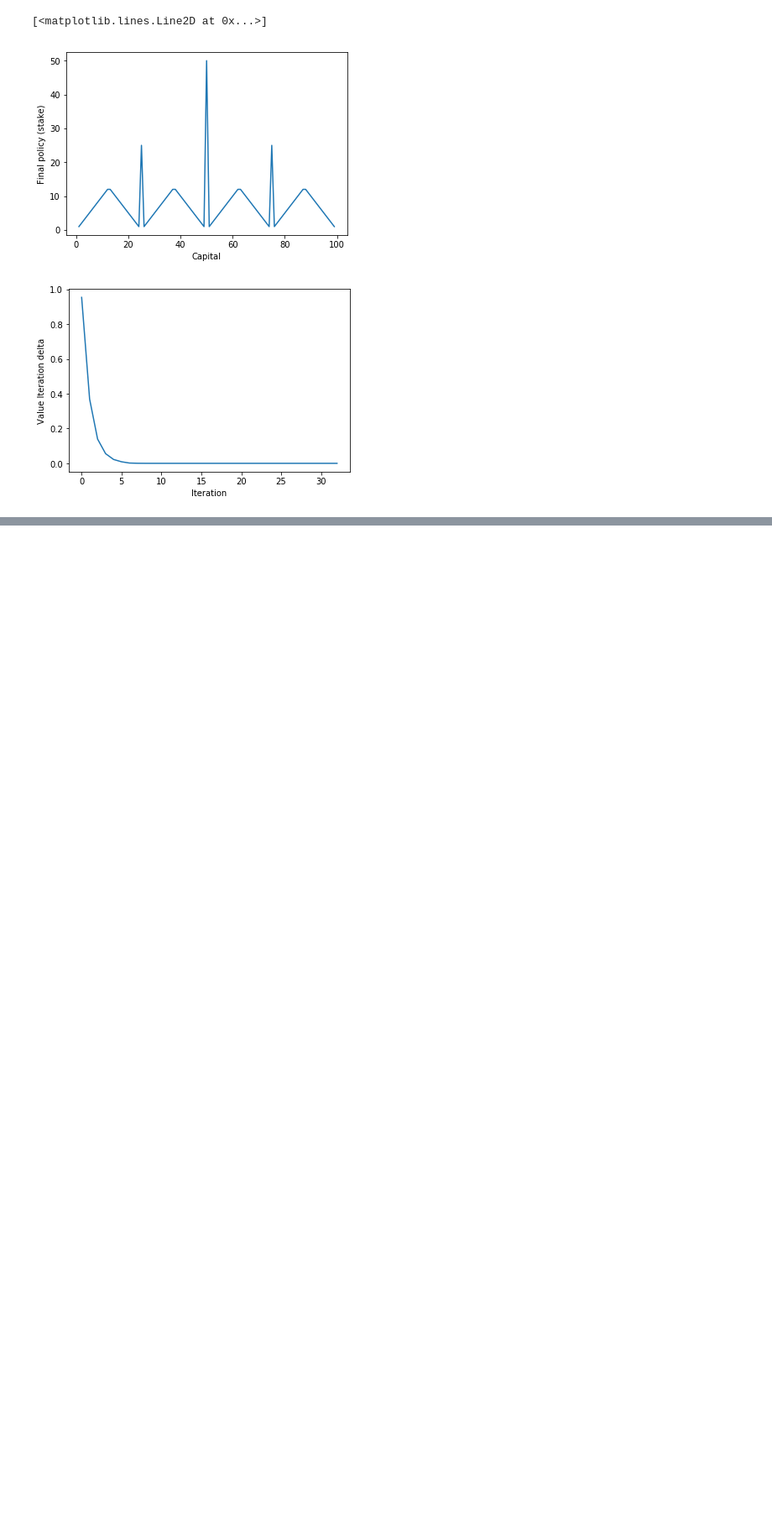
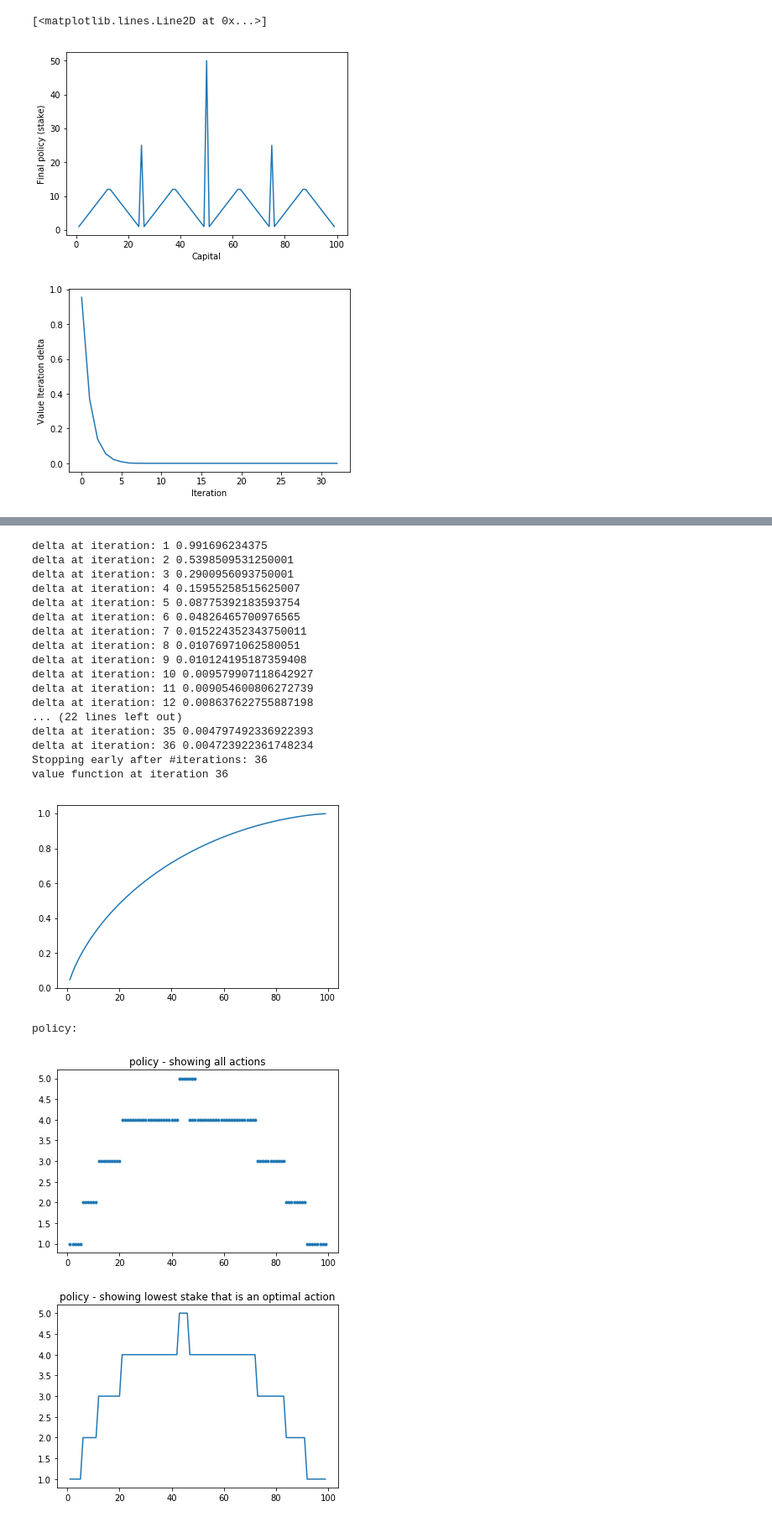
Before and after one commit to alphatamago/baserl, a Jupyter notebook: Gamblers_Problem_Sutton_RL_book_chapter4.ipynb, the cells around one changed output, grey strips where cells are left out. Shown at 84% size. Saved outputs shown, nothing was run; the diff lists cells and outputs as text; code cells hidden in the pictures; blank space fills up the shorter version.

```diff
--- a/Gamblers_Problem_Sutton_RL_book_chapter4.ipynb
+++ b/Gamblers_Problem_Sutton_RL_book_chapter4.ipynb
@@ -101,0 +134,35 @@ plt.show()
+# %%
+# Run with 0.55 probability of heads
+mdp = Gambler(goal=100, prob_win=0.55)
+mdp_policy, mdp_v = value_iteration(
+        states=mdp.states(),
+        is_terminal=mdp.is_terminal,
+        actions=mdp.actions,
+        transitions=mdp.transitions,
+        gamma=mdp.gamma(),
+        delta_threshold=0.0000000001,
+        max_iter=35,
+        print_value=mdp.print_value,
+        print_policy=mdp.print_policy)
+# %% [output]
+delta at iteration: 1 0.991696234375
+delta at iteration: 2 0.5398509531250001
+delta at iteration: 3 0.2900956093750001
+delta at iteration: 4 0.15955258515625007
+delta at iteration: 5 0.08775392183593754
+delta at iteration: 6 0.04826465700976565
+delta at iteration: 7 0.015224352343750011
+delta at iteration: 8 0.01076971062580051
+delta at iteration: 9 0.010124195187359408
+delta at iteration: 10 0.009579907118642927
+delta at iteration: 11 0.009054600806272739
+delta at iteration: 12 0.008637622755887198
+... (22 lines left out)
+delta at iteration: 35 0.004797492336922393
+delta at iteration: 36 0.004723922361748234
+Stopping early after #iterations: 36
+value function at iteration 36
+[figure, added]
+policy:
+[figure, added]
+[figure, added]
```
Also changed, not shown: parts of 2 cells of this notebook, 3 other files.
